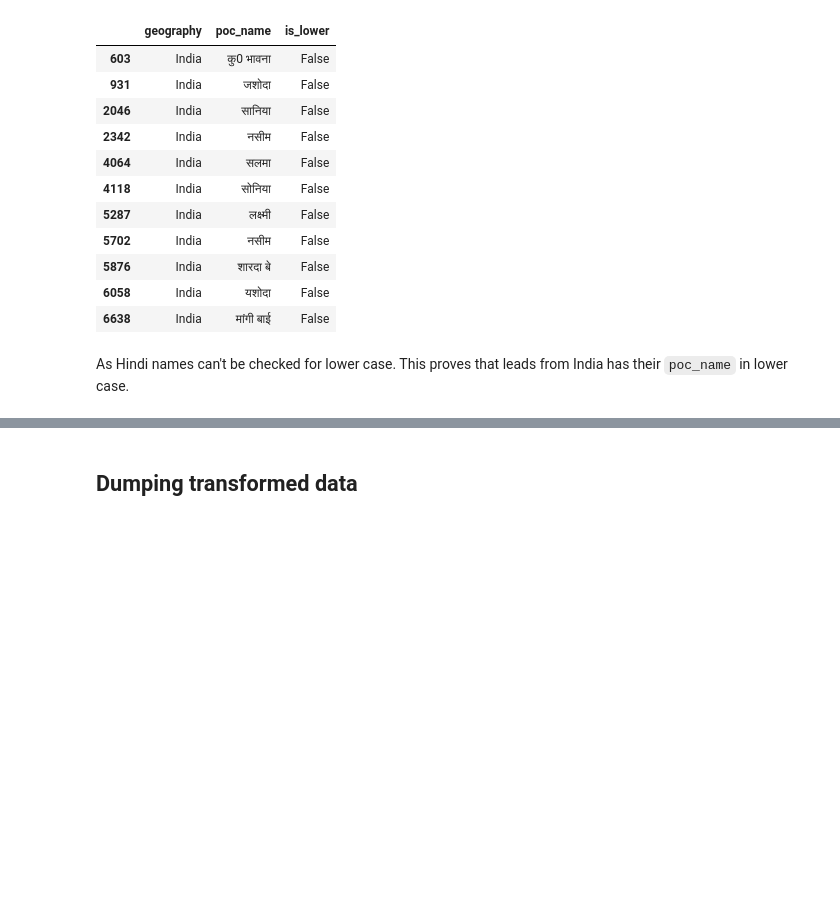
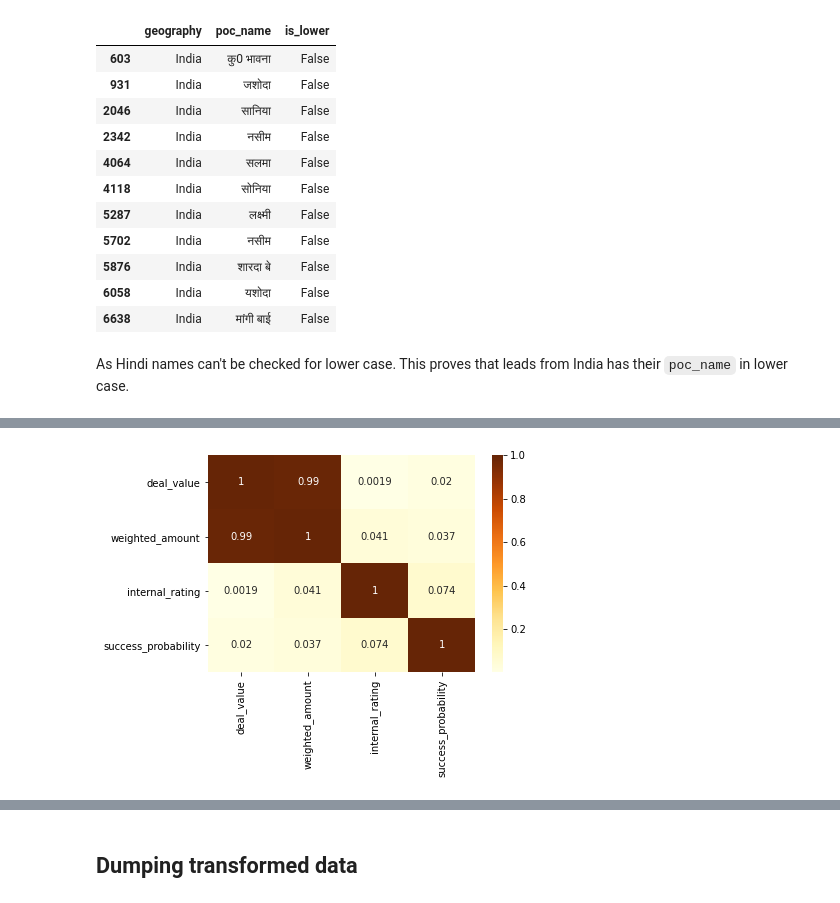
Before and after one commit to sank3t/Reduce-Marketing-Spend, a Jupyter notebook: Data Preparation.ipynb, the cells around one changed output, grey strips where cells are left out. Cells and saved outputs as stored; diff of their text form; code cells hidden in the pictures; blank space fills up the shorter version.

```diff
--- a/Data Preparation.ipynb
+++ b/Data Preparation.ipynb
@@ -274,0 +289,5 @@ df_train['geography'] = df_train['geography'].fillna(
+# %%
+sns.heatmap(df_train.corr(), annot=True, cmap='YlOrBr')
+plt.show()
+# %% [output]
+[figure, added]
```
Also changed, not shown: parts of 4 cells of this notebook.
